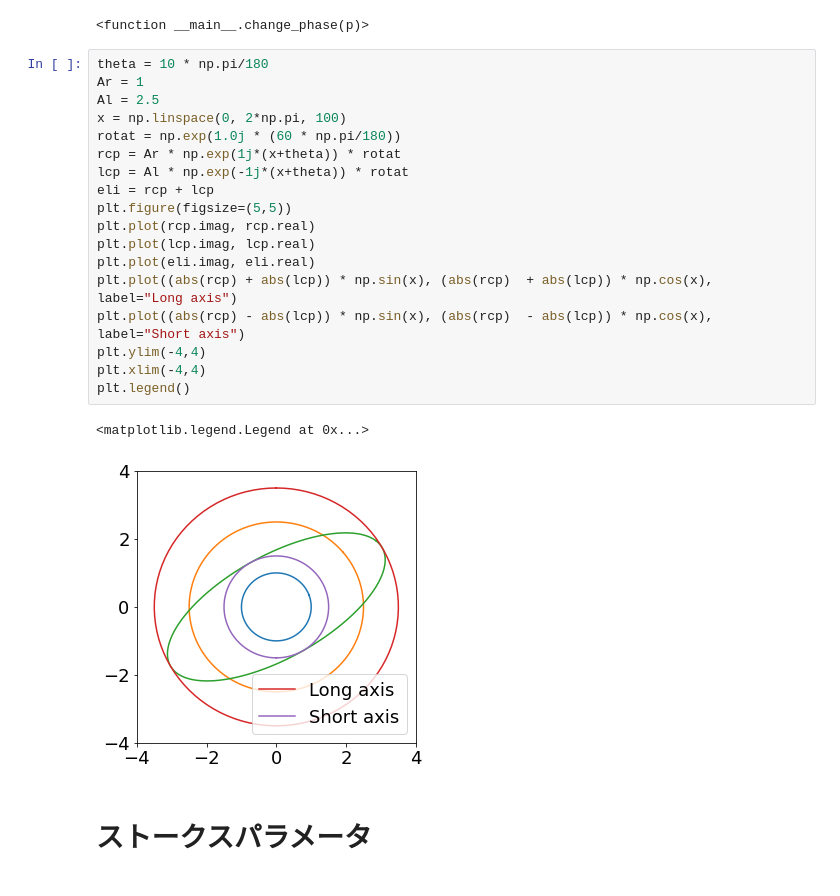
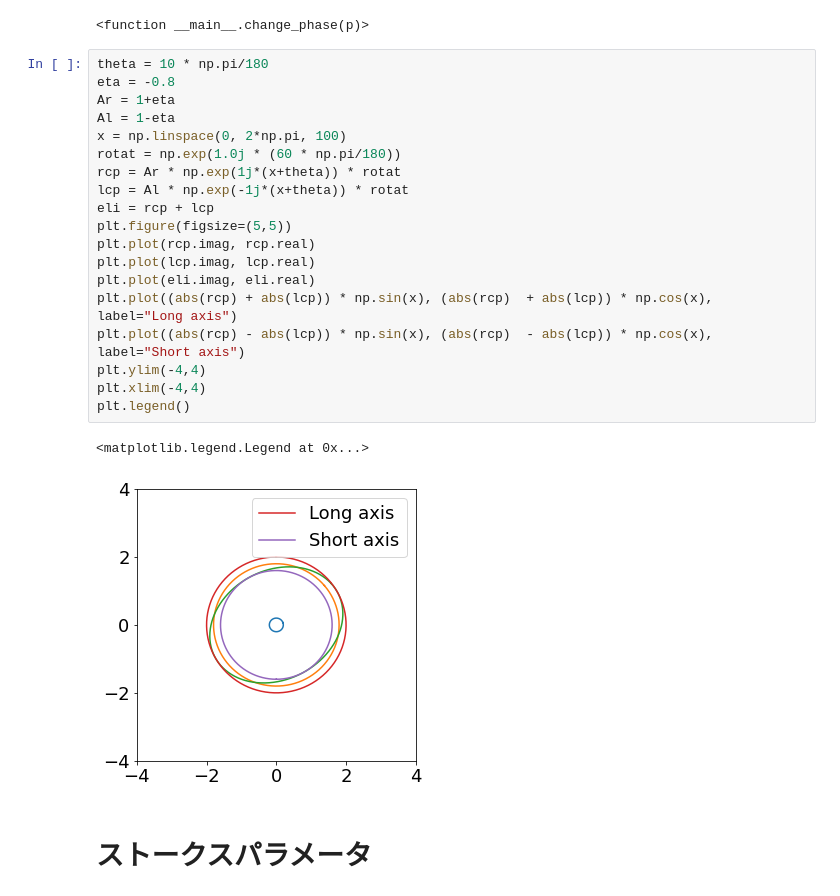
Before and after one commit to fftakumi/MOD2NN, a Jupyter notebook: Faraday/two_dim/theory.ipynb, the cells around one changed output. Drawn from its saved outputs; the diff is of its cells as text.

```diff
--- a/Faraday/two_dim/theory.ipynb
+++ b/Faraday/two_dim/theory.ipynb
@@ -382,25 +382,26 @@ interactive(children=(FloatSlider(value=1.5079644737231008, description='p', max
 <function __main__.change_phase(p)>
 # %%
 theta = 10 * np.pi/180
-Ar = 1
-Al = 2.5
+eta = -0.8
+Ar = 1+eta
+Al = 1-eta
 x = np.linspace(0, 2*np.pi, 100)
 rotat = np.exp(1.0j * (60 * np.pi/180))
 rcp = Ar * np.exp(1j*(x+theta)) * rotat
 lcp = Al * np.exp(-1j*(x+theta)) * rotat
 eli = rcp + lcp
 plt.figure(figsize=(5,5))
 plt.plot(rcp.imag, rcp.real)
 plt.plot(lcp.imag, lcp.real)
 plt.plot(eli.imag, eli.real)
 plt.plot((abs(rcp) + abs(lcp)) * np.sin(x), (abs(rcp)  + abs(lcp)) * np.cos(x), label="Long axis")
 plt.plot((abs(rcp) - abs(lcp)) * np.sin(x), (abs(rcp)  - abs(lcp)) * np.cos(x), label="Short axis")
 plt.ylim(-4,4)
 plt.xlim(-4,4)
 plt.legend()
 # %% [output]
 <matplotlib.legend.Legend at 0x...>
-[figure, old version]
+[figure, new version]
 # %% [markdown]
 # ストークスパラメータ
 # %%
```
Also changed, not shown: 4 other files.
